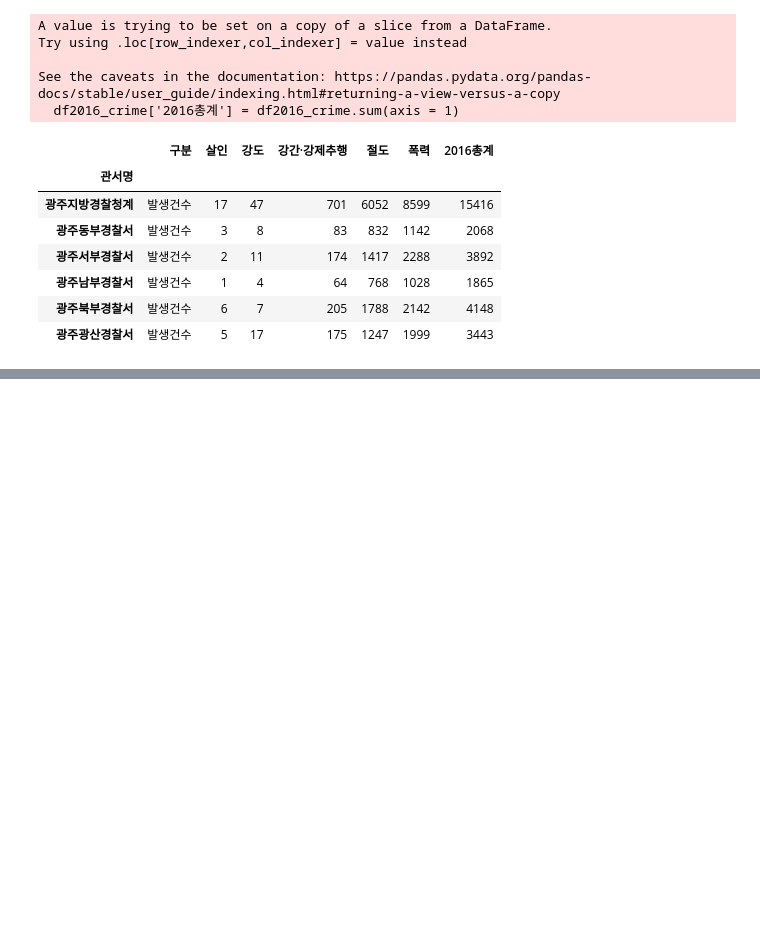
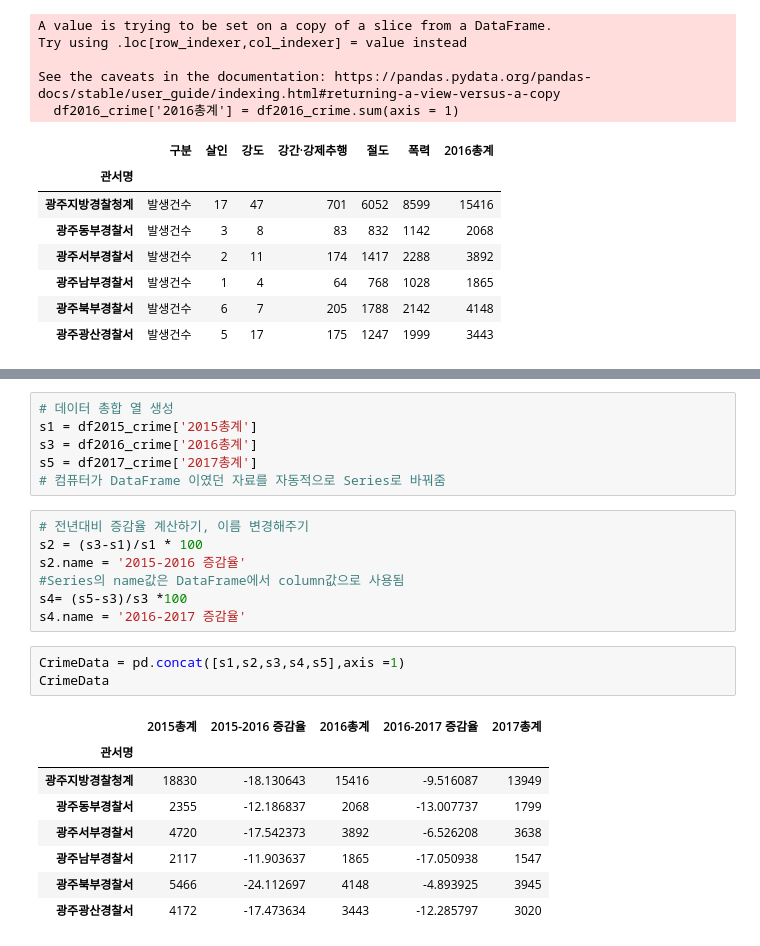
Before and after one commit to pillz9408/python, a Jupyter notebook: DataVisualize/crimeDataTest.ipynb, the cells around one changed output, grey strips where cells are left out. Saved outputs shown, nothing was run; the diff lists cells and outputs as text; blank space fills up the shorter version.

```diff
--- a/DataVisualize/crimeDataTest.ipynb
+++ b/DataVisualize/crimeDataTest.ipynb
@@ -152,3 +152,28 @@ See the caveats in the documentation: https://pandas.pydata.org/pandas-docs/stab
 | 광주남부경찰서 | 발생건수 | 0 | 4 | 68 | 577 | 898 | 1547 |
 | 광주북부경찰서 | 발생건수 | 3 | 5 | 215 | 1546 | 2176 | 3945 |
 | 광주광산경찰서 | 발생건수 | 3 | 12 | 169 | 927 | 1909 | 3020 |
+# %%
+# 데이터 총합 열 생성
+s1 = df2015_crime['2015총계']
+s3 = df2016_crime['2016총계']
+s5 = df2017_crime['2017총계']
+# 컴퓨터가 DataFrame 이였던 자료를 자동적으로 Series로 바꿔줌
+# %%
+# 전년대비 증감율 계산하기, 이름 변경해주기
+s2 = (s3-s1)/s1 * 100
+s2.name = '2015-2016 증감율'
+#Series의 name값은 DataFrame에서 column값으로 사용됨
+s4= (s5-s3)/s3 *100
+s4.name = '2016-2017 증감율'
+# %%
+CrimeData = pd.concat([s1,s2,s3,s4,s5],axis =1)
+CrimeData
+# %% [output]
+|  | 2015총계 | 2015-2016 증감율 | 2016총계 | 2016-2017 증감율 | 2017총계 |
+| 관서명 |  |  |  |  |  |
+| 광주지방경찰청계 | 18830 | -18.130643 | 15416 | -9.516087 | 13949 |
+| 광주동부경찰서 | 2355 | -12.186837 | 2068 | -13.007737 | 1799 |
+| 광주서부경찰서 | 4720 | -17.542373 | 3892 | -6.526208 | 3638 |
+| 광주남부경찰서 | 2117 | -11.903637 | 1865 | -17.050938 | 1547 |
+| 광주북부경찰서 | 5466 | -24.112697 | 4148 | -4.893925 | 3945 |
+| 광주광산경찰서 | 4172 | -17.473634 | 3443 | -12.285797 | 3020 |
```
Also changed, not shown: parts of 2 cells of this notebook, 1 other file.
